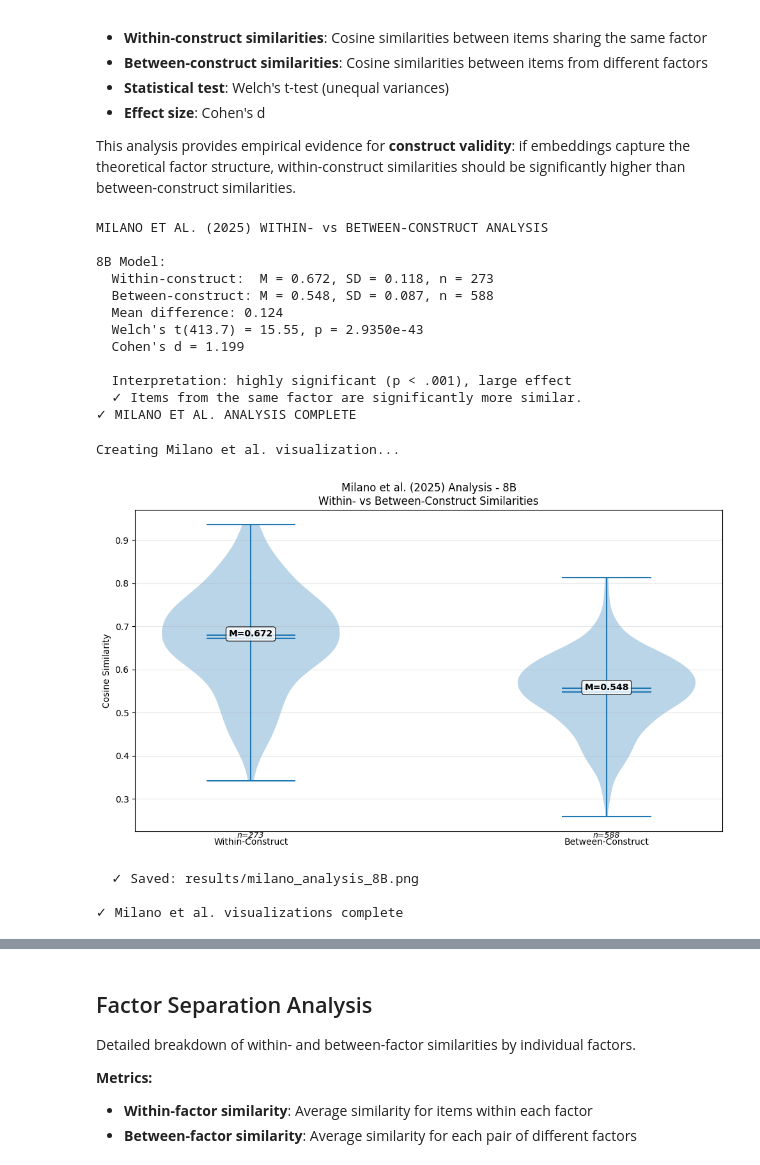
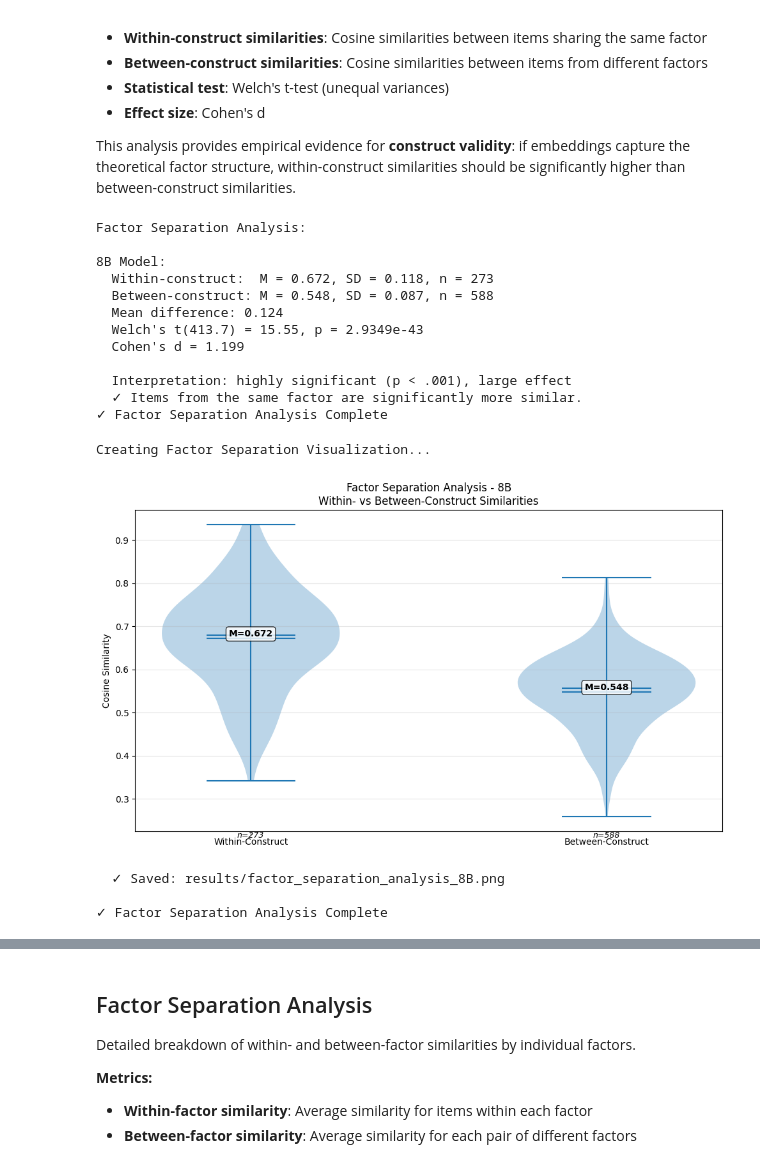
Before and after one commit to devon7y/llm_factor_analysis, a Jupyter notebook: qwen3_efa.ipynb, the cells around one changed output, grey strips where cells are left out. Drawn from its saved outputs; the diff is of its cells as text; code cells hidden in the pictures.

```diff
--- a/qwen3_efa.ipynb
+++ b/qwen3_efa.ipynb
@@ -78,7 +84,7 @@ MODEL_NAMES = [
 # If empty dict or no key for a model, embeddings will be generated.
 # ==============================================================================
 
-PREGENERATED_EMBEDDINGS = {
+PREGENERATED_WORD_EMBEDDINGS = {
      "8B": "embeddings/2257_constructs_8B.npz",
     # "4B": "embeddings/word_embeddings_4B.npz",
 }
@@ -92,8 +98,8 @@ PREGENERATED_EMBEDDINGS = {
 # ==============================================================================
 
 PREGENERATED_SCALE_EMBEDDINGS = {
-    # "8B": "embeddings/pregenerated_scale_items_8B.npz",
-    # "4B": "embeddings/pregenerated_scale_items_4B.npz",
+     "8B": "embeddings/DASS_items_8B.npz",
+    # "4B": "embeddings/scale_items_4B.npz",
 }
 
 # ==============================================================================
@@ -114,7 +120,7 @@ SCALE_CSV_PATH = 'scales/DASS_items.csv'
 # EFA SETTINGS
 # ==============================================================================
 
-N_FACTORS = 5  # None = auto via parallel analysis, or set to integer (e.g., 3)
+N_FACTORS = 3  # None = auto via parallel analysis, or set to integer (e.g., 3)
 
 # Rotation method for EFA - 9 methods available:
 #
@@ -587,6 +655,12 @@ def run_pfa_for_model(model_size, embeddings, codes, items, factors, scoring,
     # Step 4: Parallel analysis for factor retention
     print("\n[4/7] Determining number of factors...")
 
+    # Always compute eigenvalues for scree plot visualization
+    eigs = np.linalg.eigvalsh(sim_matrix)
+    eigs = np.sort(eigs)[::-1]
+    results['observed_eigenvalues'] = eigs
+
+
     if n_factors is None:
         if eigen_criteria == 'parallel':
             print(f"  Running parallel analysis ({parallel_iter} iterations)...")
@@ -595,6 +669,7 @@ def run_pfa_for_model(model_size, embeddings, codes, items, factors, scoring,
             )
             print(f"  ✓ Suggested {n_factors_auto} factors")
             n_factors = max(1, n_factors_auto)
+            # Update with parallel analysis eigenvalues for better accuracy
             results['observed_eigenvalues'] = obs_eigs
             results['percentile_eigenvalues'] = percentile_eigs
         else:  # eigen1
@@ -654,7 +729,7 @@ def run_pfa_for_model(model_size, embeddings, codes, items, factors, scoring,
         best_theo = daal_df.loc[ext_factor].idxmax()
         best_daal = daal_df.loc[ext_factor, best_theo]
         assignments.append({
-            'extracted': ext_factor,
+            'extracted_factor': ext_factor,
             'assigned_to': best_theo,
             'daal': best_daal
         })
@@ -662,7 +737,7 @@ def run_pfa_for_model(model_size, embeddings, codes, items, factors, scoring,
     assignments_df = pd.DataFrame(assignments)
     print("\n  Factor assignments (DAAL):")
     for _, row in assignments_df.iterrows():
-        print(f"    {row['extracted']} → {row['assigned_to']} (DAAL={row['daal']:.3f})")
+        print(f"    {row['extracted_factor']} → {row['assigned_to']} (DAAL={row['daal']:.3f})")
 
     results['daal'] = daal_df
     results['daal_assignments'] = assignments_df
@@ -700,7 +775,7 @@ def run_pfa_for_model(model_size, embeddings, codes, items, factors, scoring,
         best_theo = tucker_df.loc[ext_factor].idxmax()
         best_phi = tucker_df.loc[ext_factor, best_theo]
         tucker_best.append({
-            'extracted': ext_factor,
+            'extracted_factor': ext_factor,
             'best_match': best_theo,
             'tucker_phi': best_phi
         })
@@ -708,7 +783,7 @@ def run_pfa_for_model(model_size, embeddings, codes, items, factors, scoring,
     tucker_best_df = pd.DataFrame(tucker_best)
     print("\n  Best matches (Tucker φ):")
     for _, row in tucker_best_df.iterrows():
-        print(f"    {row['extracted']} ↔ {row['best_match']} (φ={row['tucker_phi']:.3f})")
+        print(f"    {row['extracted_factor']} ↔ {row['best_match']} (φ={row['tucker_phi']:.3f})")
 
     results['tucker'] = tucker_df
     results['tucker_best'] = tucker_best_df
@@ -854,6 +929,12 @@ def run_efa_on_data(data_label, response_data, codes, items, factors, scoring,
     # Step 4: Determine Number of Factors
     # =========================================================================
     print(f"\n[4/7] Determining number of factors...")
+
+    # Always compute eigenvalues for scree plot visualization
+    eigs = np.linalg.eigvalsh(corr_matrix)
+    eigs = np.sort(eigs)[::-1]
+    results['observed_eigenvalues'] = eigs
+
 
     if n_factors is None:
         if eigen_criteria == 'parallel':
@@ -1311,7 +1406,7 @@ Test whether items from the same theoretical factor are more similar than items
 
 This analysis provides empirical evidence for **construct validity**: if embeddings capture the theoretical factor structure, within-construct similarities should be significantly higher than between-construct similarities.
 # %%
-print("MILANO ET AL. (2025) WITHIN- vs BETWEEN-CONSTRUCT ANALYSIS")
+print("Factor Separation Analysis:")
 
 from scipy.stats import ttest_ind
 
@@ -1393,23 +1488,23 @@ for model_size in model_sizes:
     else:
         print(f"  ⚠ No significant difference in within- vs between-construct similarity.")
 
-print("✓ MILANO ET AL. ANALYSIS COMPLETE")
+print("✓ Factor Separation Analysis Complete")
 # %% [output]
-MILANO ET AL. (2025) WITHIN- vs BETWEEN-CONSTRUCT ANALYSIS
+Factor Separation Analysis:
 
 8B Model:
   Within-construct:  M = 0.672, SD = 0.118, n = 273
   Between-construct: M = 0.548, SD = 0.087, n = 588
   Mean difference: 0.124
-  Welch's t(413.7) = 15.55, p = 2.9350e-43
+  Welch's t(413.7) = 15.55, p = 2.9349e-43
   Cohen's d = 1.199
 
   Interpretation: highly significant (p < .001), large effect
   ✓ Items from the same factor are significantly more similar.
-✓ MILANO ET AL. ANALYSIS COMPLETE
+✓ Factor Separation Analysis Complete
 # %%
 # Visualize within vs between similarities
-print("\nCreating Milano et al. visualization...")
+print("\nCreating Factor Separation Visualization...")
 
 for model_size in model_sizes:
     sim_matrix = all_results[model_size]['similarity_matrix']
@@ -1435,42 +1530,43 @@ for model_size in model_sizes:
 
     parts = ax.violinplot(data, positions=positions, showmeans=True, showmedians=True)
 
     ax.set_xticks(positions)
     ax.set_xticklabels(['Within-Construct', 'Between-Construct'])
     ax.set_ylabel('Cosine Similarity')
-    ax.set_title(f'Milano et al. (2025) Analysis - {model_size}\nWithin- vs Between-Construct Similarities')
+    ax.set_title(f'Factor Separation Analysis - {model_size}\nWithin- vs Between-Construct Similarities')
     ax.grid(True, alpha=0.3, axis='y')
 
     # Add mean values as text
     mean_within = np.mean(within_sims)
     mean_between = np.mean(between_sims)
 
     ax.text(1, mean_within, f'M={mean_within:.3f}',
             ha='center', va='bottom', fontsize=10, fontweight='bold',
             bbox=dict(boxstyle='round', facecolor='white', alpha=0.8))
     ax.text(2, mean_between, f'M={mean_between:.3f}',
             ha='center', va='bottom', fontsize=10, fontweight='bold',
             bbox=dict(boxstyle='round', facecolor='white', alpha=0.8))
 
     # Add sample sizes
     ax.text(1, ax.get_ylim()[0], f'n={len(within_sims)}',
             ha='center', va='top', fontsize=9, style='italic')
     ax.text(2, ax.get_ylim()[0], f'n={len(between_sims)}',
             ha='center', va='top', fontsize=9, style='italic')
 
     plt.tight_layout()
-    plt.savefig(f'{SAVE_DIR}/milano_analysis_{model_size}.png', dpi=150, bbox_inches='tight')
+    os.makedirs(SAVE_DIR, exist_ok=True)
+    plt.savefig(f'{SAVE_DIR}/factor_separation_analysis_{model_size}.png', dpi=150, bbox_inches='tight')
     plt.show()
 
-    print(f"  ✓ Saved: {SAVE_DIR}/milano_analysis_{model_size}.png")
+    print(f"  ✓ Saved: {SAVE_DIR}/factor_separation_analysis_{model_size}.png")
 
-print("\n✓ Milano et al. visualizations complete")
+print("\n✓ Factor Separation Analysis Complete")
 # %% [output]
-Creating Milano et al. visualization...
+Creating Factor Separation Visualization...
-[figure, old version]
+[figure, new version]
-  ✓ Saved: results/milano_analysis_8B.png
+  ✓ Saved: results/factor_separation_analysis_8B.png
 
-✓ Milano et al. visualizations complete
+✓ Factor Separation Analysis Complete
 # %%
 # ==============================================================================
 # Within- vs Between-Construct Analysis - Empirical Data
```
Also changed, not shown: parts of 22 cells of this notebook, 3 other files.
